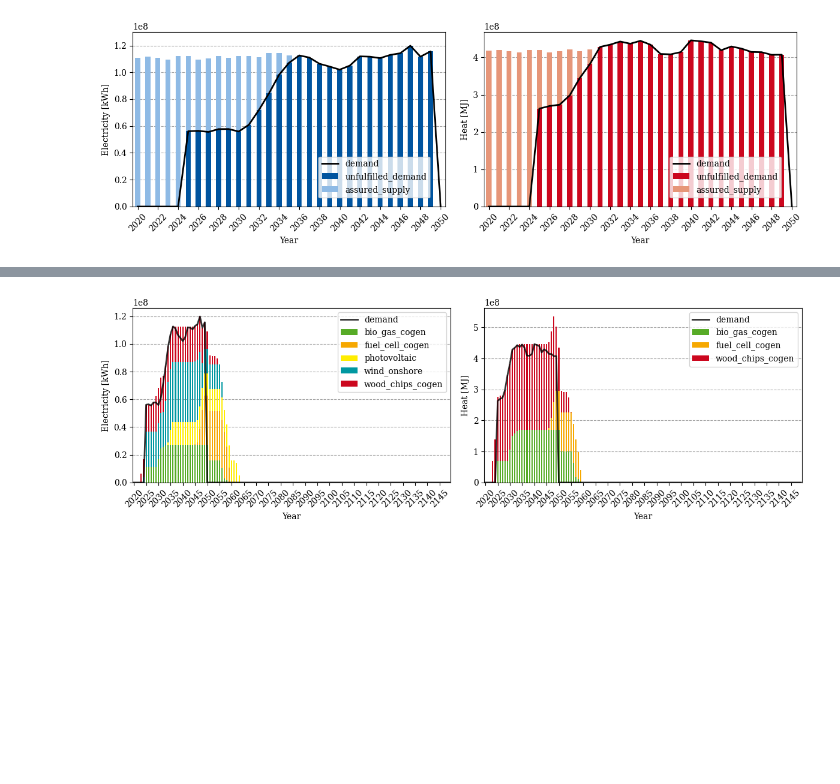
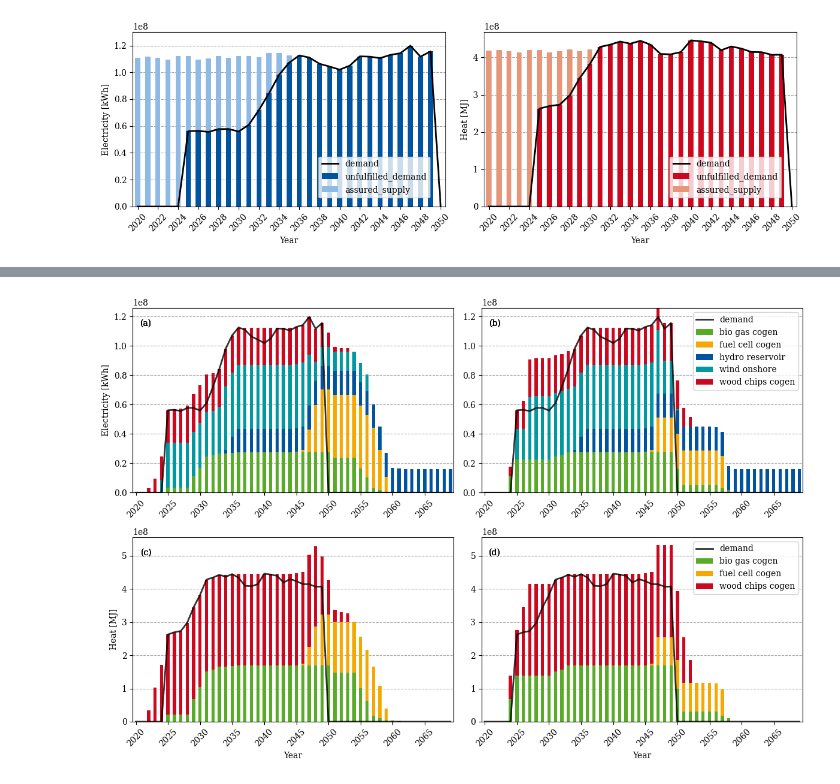
Before and after one commit to RWTH-LTT/optimex, a Jupyter notebook: notebooks/ma_plots.ipynb, the cells around one changed output, grey strips where cells are left out. Cells and saved outputs as stored; diff of their text form; code cells hidden in the pictures; blank space fills up the shorter version.

Commit message:
improved plots

```diff
--- a/notebooks/ma_plots.ipynb
+++ b/notebooks/ma_plots.ipynb
@@ -3,24 +3,26 @@ import RWTHColors
 from RWTHColors import ColorManager
 import matplotlib.pyplot as plt
 import pandas as pd
+import scienceplots
 
+# plt.style.use(['science', 'no-latex', 'rwth'])
 plt.style.use(['rwth'])
 plt.rc('font', family='serif')
 cm = ColorManager()
 
 rwth_colors = {
-    'hydro_reservoir': cm.RWTHBlau(),
-    'bio_gas_cogen': cm.RWTHGruen(),
+    'hydro reservoir': cm.RWTHBlau(),
+    'bio gas cogen': cm.RWTHGruen(),
     'hydro_run_of_river': None,
     'photovoltaic': cm.RWTHGelb(),
     'lignite': None,
-    'wood_chips_cogen': cm.RWTHRot(),
-    'natural_gas_boiler': None,
-    'wind_offshore': None,
-    'wind_onshore': cm.RWTHTuerkis(),
-    'fuel_cell_cogen': cm.RWTHOrange(),
+    'wood chips cogen': cm.RWTHRot(),
+    'natural gas boiler': None,
+    'wind offshore': None,
+    'wind onshore': cm.RWTHTuerkis(),
+    'fuel cell cogen': cm.RWTHOrange(),
 }
-name = "time_explicit_t130_v8"
+name = "time_explicit_t50_v8"
 df_scaling = pd.read_csv(f"results/{name}_opt_scaling.csv", index_col=0)
 df_demand = pd.read_csv(f"results/{name}_opt_demand.csv", index_col=0)
 df_elec_prod = pd.read_csv(f"results/{name}_opt_electricity.csv", index_col=0)
@@ -103,11 +153,20 @@ fig.savefig(f"figures/{name}_scaling.png")
 # %%
-fig, axes = plt.subplots(ncols=2, figsize=(12, 4))
+df_elec_prod_time_explicit = pd.read_csv("results/time_explicit_t50_v8_opt_electricity.csv", index_col=0)
+df_heat_prod_time_explicit = pd.read_csv("results/time_explicit_t50_v8_opt_heat.csv", index_col=0)
+df_elec_prod_static = pd.read_csv("results/static_v8_opt_electricity.csv", index_col=0)
+df_heat_prod_static = pd.read_csv("results/static_v8_opt_heat.csv", index_col=0)
+df_demand = pd.read_csv("results/time_explicit_t50_v8_opt_demand.csv", index_col=0)
+
+df_demand_elec = df_demand.filter(like='electricity')
+df_demand_heat = df_demand.filter(like='heat')
+
+fig, axes = plt.subplots(nrows=2, ncols=2, figsize=(12, 8))
 
 for i, (prod_df, demand_df, ax, label) in enumerate(zip(
-    [df_elec_prod, df_heat_prod],
-    [df_demand_elec, df_demand_heat],
-    axes,
-    ['elec', 'heat']
+    [df_elec_prod, df_elec_prod_static, df_heat_prod, df_heat_prod_static],
+    [df_demand_elec, df_demand_elec, df_demand_heat, df_demand_heat],
+    axes.flatten(),
+    ['elec', 'elec', 'heat', 'heat']
 )):
     # Filter non-zero production columns
     prod_nonzero = prod_df.loc[:, (prod_df != 0).any(axis=0)]
@@ -117,6 +176,8 @@ for i, (prod_df, demand_df, ax, label) in enumerate(zip(
     prod_nonzero = prod_nonzero.reset_index(drop=True)
     demand_df = demand_df.reset_index(drop=True)
     demand_df.columns = ["demand"]
+
+    prod_nonzero.columns = [col.replace('_', ' ') for col in prod_nonzero.columns]
 
     # Plot bar chart (stacked)
     prod_nonzero.plot(
@@ -126,33 +187,59 @@ for i, (prod_df, demand_df, ax, label) in enumerate(zip(
         color=[rwth_colors.get(col, 'gray') for col in prod_nonzero.columns],
         legend=True
     )
 
     # Plot demand line
     demand_df["demand"].plot(
         ax=ax,
         color='black',
         alpha=0.8,
         linewidth=2,
         label='demand'
     )
 
     # Customize axes
-    ax.legend(loc='upper right')
+    if i == 1 or i == 3:
+        ax.legend(loc='upper right')
+    else:
+        ax.legend().set_visible(False)
     ax.yaxis.grid(True, linestyle='--', which='both', color='grey', alpha=0.7)
     ax.set_axisbelow(True)
 
     # Fix x-axis labels
     years = list(range(2020, 2020 + len(prod_nonzero)))  # Recreate original year labels
     ax.set_xticks(range(0, len(years), 5))  # Show every 5th year
     ax.set_xticklabels(years[::5], rotation=45)
 
     # Add titles and labels
     ax.set_xlabel("Year")
     ax.set_ylabel("Electricity [kWh]" if label == 'elec' else "Heat [MJ]")
 
+    # Remove y labels on right figures
+    if i % 2 != 0:
+        ax.set_ylabel("")
+
+    # Remove x labels on top figures
+    if i < 2:
+        ax.set_xlabel("")
+
+    # Set the same y-axis limits for both top and both bottom subplots
+    if i < 2:
+        y_max_top = max(axes[0, 0].get_ylim()[1], axes[0, 1].get_ylim()[1])
+        axes[0, 0].set_ylim(0, y_max_top)
+        axes[0, 1].set_ylim(0, y_max_top)
+    else:
+        y_max_bottom = max(axes[1, 0].get_ylim()[1], axes[1, 1].get_ylim()[1])
+        axes[1, 0].set_ylim(0, y_max_bottom)
+        axes[1, 1].set_ylim(0, y_max_bottom)
+
+    # Add labels (a, b, c, d) to the top left corner of each subplot
+    labels = ['(a)', '(b)', '(c)', '(d)']
+    for ax, label in zip(axes.flatten(), labels):
+        ax.text(0.06, 0.94, label, transform=ax.transAxes, va='top', ha='right')
+
 # Tight layout for spacing
 plt.tight_layout()
 plt.show()
-fig.savefig(f"figures/{name}_production.png", dpi=300)
+fig.savefig(f"figures/production.png", dpi=300)
 # %% [output]
-[figure, old version]
+[figure, new version]
```
Also changed, not shown: parts of 2 cells of this notebook, 2 other files.
